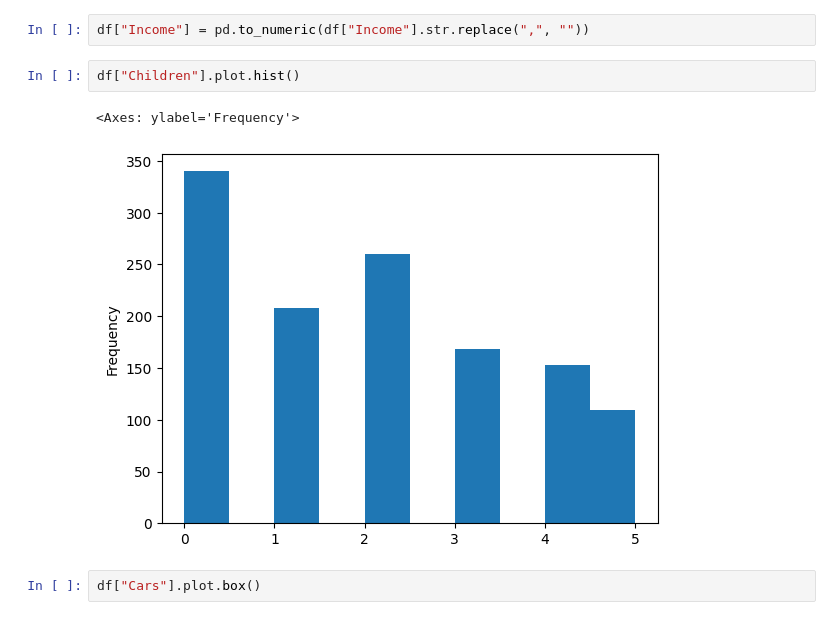
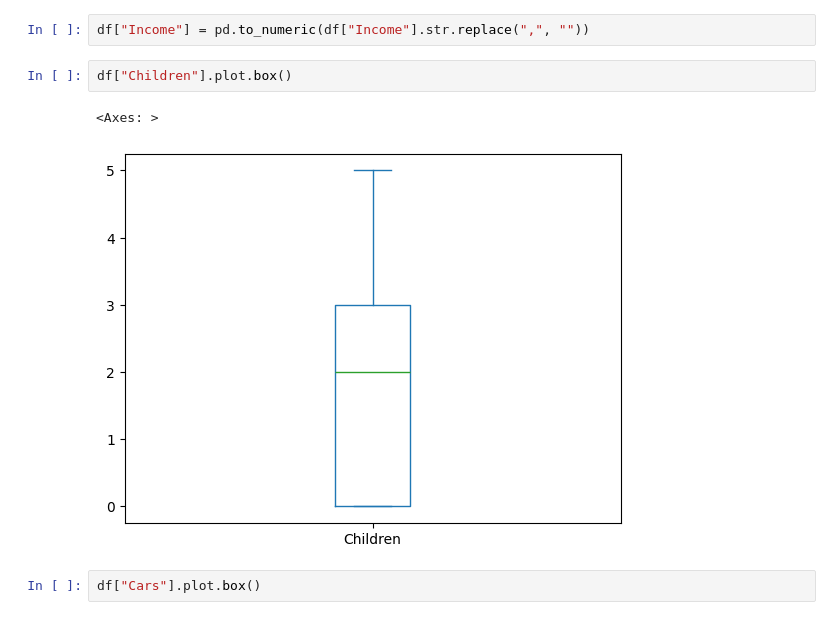
Before and after one commit to SantiagoChevez/HerramientasComputacionales, a Jupyter notebook: Actividad_Limpieza_de_datos.ipynb, the cells around one changed output. Saved outputs shown, nothing was run; the diff lists cells and outputs as text.

```diff
--- a/Actividad_Limpieza_de_datos.ipynb
+++ b/Actividad_Limpieza_de_datos.ipynb
@@ -58,10 +58,10 @@ df.describe()
 # %%
 df["Income"] = pd.to_numeric(df["Income"].str.replace(",", ""))
 # %%
-df["Children"].plot.hist()
+df["Children"].plot.box()
 # %% [output]
-<Axes: ylabel='Frequency'>
+<Axes: >
-[figure, old version]
+[figure, new version]
 # %%
 df["Cars"].plot.box()
 # %% [output]
```
Also changed, not shown: parts of 7 cells of this notebook, 9 other files.
